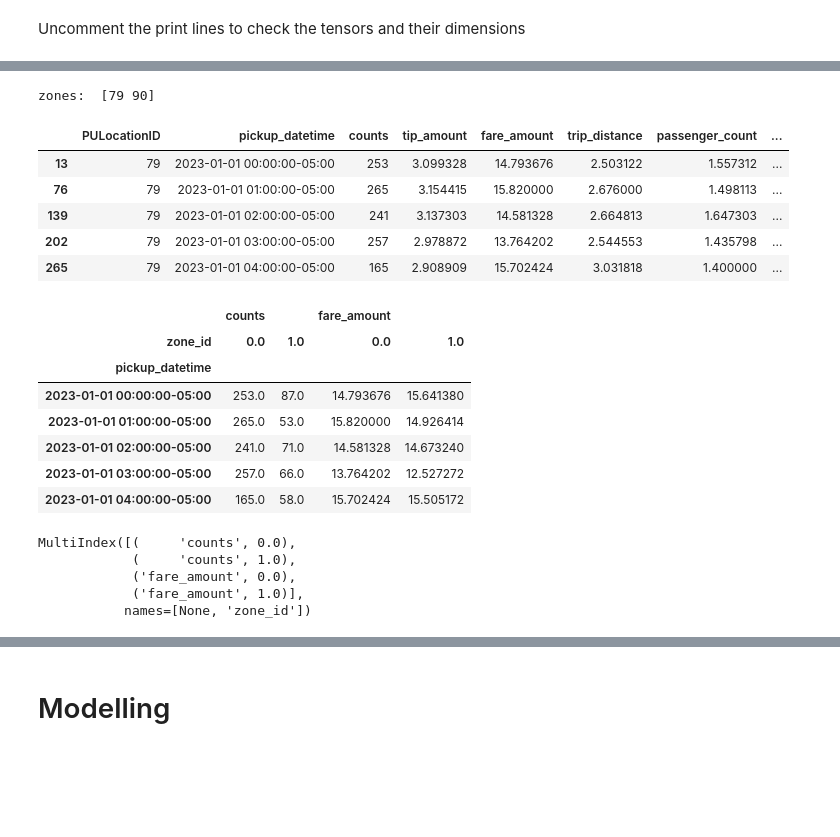
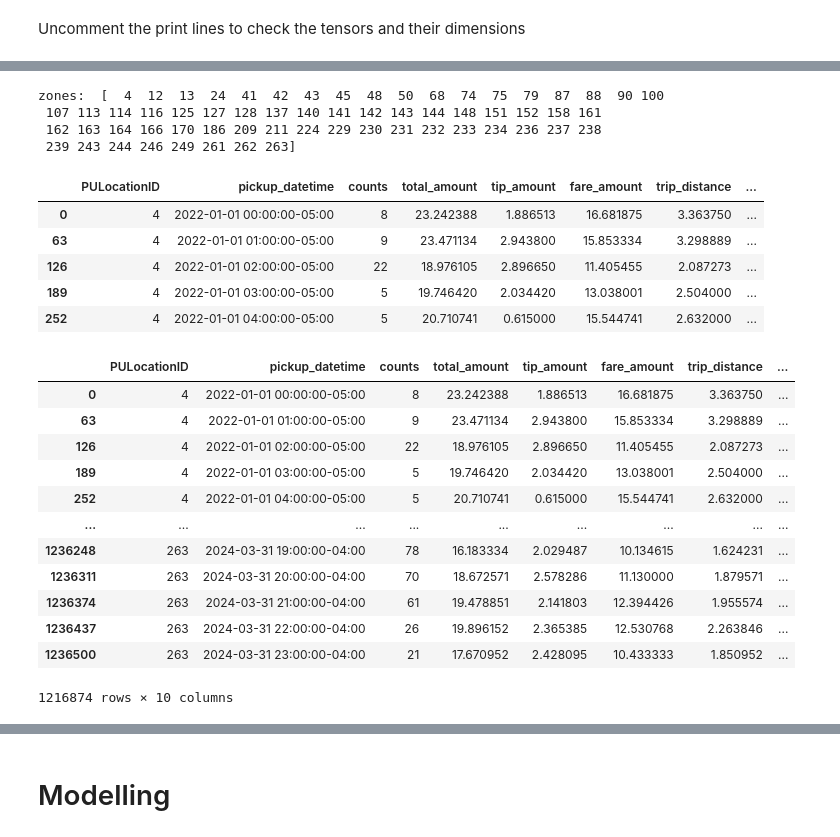
Before and after one commit to edwarddramirez/taxi-forecast, a Jupyter notebook: notebooks/05c_rnn_lstm_multi_series_multivar.ipynb, the cells around one changed output, grey strips where cells are left out. Drawn from its saved outputs; the diff is of its cells as text; code cells hidden in the pictures; blank space fills up the shorter version.

```diff
--- a/notebooks/05c_rnn_lstm_multi_series_multivar.ipynb
+++ b/notebooks/05c_rnn_lstm_multi_series_multivar.ipynb
@@ -35,11 +36,11 @@ Consider only pickups from Taxi Zone 79 (East Village)
 # %%
 # load data
 # ts = pd.read_pickle('data/test/counts_yellow_2023-01_2023-03.pkl')
-ts = pd.read_pickle('data/test/adjusted_yellow_2023-01_2023-03_bypulocation.pkl') ## Fewer PU zones
+ts = pd.read_pickle('data/test/adjusted_yellow_2022-01_2024-03_bypulocation.pkl') ## Fewer PU zones
 # ts = pd.read_pickle('./drive/MyDrive/Data Science Projects/taxi-forecast/notebooks/data/test/counts_yellow_2023-01_2023-03.pkl')
 
 # Drop 'total_amount'
-ts.drop(['total_amount'], axis=1, inplace=True)
+# ts.drop(['total_amount'], axis=1, inplace=True)
 
 # shape of data
 print(ts.shape)
@@ -61,9 +99,9 @@ Uncomment the print lines to check the tensors and their dimensions
 # %%
 # Drop zone with very sparse time series
 n_top_zones = 50
-n_bottom_zones = 50
+n_bottom_zones = 1
 selected_zones_df = ts.groupby('PULocationID')['counts'].sum().sort_values(ascending=False)[:-n_bottom_zones]
-display(selected_zones_df)
 selected_zones = selected_zones_df.index.to_list()
+selected_zones_df
 # %% [output]
 PULocationID
@@ -84,46 +120,43 @@ Name: counts, dtype: int32
 # %%
-selected_zones = [56, 79, 90]
+# Remap zone ID to [0, 1, 2,...] in order to work with nn.Embedding()
+def zone_mapping(taxi_data):
+    zone_list = sorted(list(taxi_data['PULocationID'].unique()))
+    zone_dict = dict(zip(zone_list, range(len(zone_list))))
+    return zone_dict
+
+# selected_zones = [56, 79, 90]
 # Filter data with selected zones
 selected_ts = ts[ts['PULocationID'].isin(selected_zones)].copy()
-# ts_2 = ts[ts['PULocationID'].isin(selected_zones)].copy()
 print('zones: ', selected_ts['PULocationID'].unique())
 display(selected_ts.head())
 
-# Remap zone ID to [0, 1, 2,...] in order to work with nn.Embedding()
-def zone_mapping(taxi_data):
-    zone_list = sorted(list(taxi_data['PULocationID'].unique()))
-    n_zones = len(zone_list)
-    zone_dict = dict(zip(zone_list, range(len(zone_list))))
-    return zone_dict
-
 zone_dict = zone_mapping(selected_ts)
+n_zones = len(zone_dict)
 selected_ts['zone_id'] = selected_ts['PULocationID'].map(zone_dict)
-
-# Pivot wide: each colunm is a time series of a zone
-value_cols = ['counts', 'fare_amount']
-ts_multi = selected_ts.pivot(index='pickup_datetime', columns='zone_id',  values=value_cols)
-display(ts_multi.head())
-print(ts_multi.columns)
-
-n_covars = len(value_cols)
 # %% [output]
-zones:  [79 90]
+zones:  [  4  12  13  24  41  42  43  45  48  50  68  74  75  79  87  88  90 100
+ 107 113 114 116 125 127 128 137 140 141 142 143 144 148 151 152 158 161
+ 162 163 164 166 170 186 209 211 224 229 230 231 232 233 234 236 237 238
+ 239 243 244 246 249 261 262 263]
-|  | PULocationID | pickup_datetime | counts | tip_amount | fare_amount | trip_distance | passenger_count | ... |
-| 13 | 79 | 2023-01-01 00:00:00-05:00 | 253 | 3.099328 | 14.793676 | 2.503122 | 1.557312 | ... |
-| 76 | 79 | 2023-01-01 01:00:00-05:00 | 265 | 3.154415 | 15.820000 | 2.676000 | 1.498113 | ... |
-| 139 | 79 | 2023-01-01 02:00:00-05:00 | 241 | 3.137303 | 14.581328 | 2.664813 | 1.647303 | ... |
-| 202 | 79 | 2023-01-01 03:00:00-05:00 | 257 | 2.978872 | 13.764202 | 2.544553 | 1.435798 | ... |
-| 265 | 79 | 2023-01-01 04:00:00-05:00 | 165 | 2.908909 | 15.702424 | 3.031818 | 1.400000 | ... |
+|  | PULocationID | pickup_datetime | counts | total_amount | tip_amount | fare_amount | trip_distance | ... |
+| 0 | 4 | 2022-01-01 00:00:00-05:00 | 8 | 23.242388 | 1.886513 | 16.681875 | 3.363750 | ... |
+| 63 | 4 | 2022-01-01 01:00:00-05:00 | 9 | 23.471134 | 2.943800 | 15.853334 | 3.298889 | ... |
+| 126 | 4 | 2022-01-01 02:00:00-05:00 | 22 | 18.976105 | 2.896650 | 11.405455 | 2.087273 | ... |
+| 189 | 4 | 2022-01-01 03:00:00-05:00 | 5 | 19.746420 | 2.034420 | 13.038001 | 2.504000 | ... |
+| 252 | 4 | 2022-01-01 04:00:00-05:00 | 5 | 20.710741 | 0.615000 | 15.544741 | 2.632000 | ... |
-|  | counts |  | fare_amount |  |
-| zone_id | 0.0 | 1.0 | 0.0 | 1.0 |
-| pickup_datetime |  |  |  |  |
-| 2023-01-01 00:00:00-05:00 | 253.0 | 87.0 | 14.793676 | 15.641380 |
-| 2023-01-01 01:00:00-05:00 | 265.0 | 53.0 | 15.820000 | 14.926414 |
-| 2023-01-01 02:00:00-05:00 | 241.0 | 71.0 | 14.581328 | 14.673240 |
-| 2023-01-01 03:00:00-05:00 | 257.0 | 66.0 | 13.764202 | 12.527272 |
-| 2023-01-01 04:00:00-05:00 | 165.0 | 58.0 | 15.702424 | 15.505172 |
-MultiIndex([(     'counts', 0.0),
-            (     'counts', 1.0),
-            ('fare_amount', 0.0),
-            ('fare_amount', 1.0)],
-           names=[None, 'zone_id'])
+# %%
+selected_ts
+# %% [output]
+|  | PULocationID | pickup_datetime | counts | total_amount | tip_amount | fare_amount | trip_distance | ... |
+| 0 | 4 | 2022-01-01 00:00:00-05:00 | 8 | 23.242388 | 1.886513 | 16.681875 | 3.363750 | ... |
+| 63 | 4 | 2022-01-01 01:00:00-05:00 | 9 | 23.471134 | 2.943800 | 15.853334 | 3.298889 | ... |
+| 126 | 4 | 2022-01-01 02:00:00-05:00 | 22 | 18.976105 | 2.896650 | 11.405455 | 2.087273 | ... |
+| 189 | 4 | 2022-01-01 03:00:00-05:00 | 5 | 19.746420 | 2.034420 | 13.038001 | 2.504000 | ... |
+| 252 | 4 | 2022-01-01 04:00:00-05:00 | 5 | 20.710741 | 0.615000 | 15.544741 | 2.632000 | ... |
+| ... | ... | ... | ... | ... | ... | ... | ... | ... |
+| 1236248 | 263 | 2024-03-31 19:00:00-04:00 | 78 | 16.183334 | 2.029487 | 10.134615 | 1.624231 | ... |
+| 1236311 | 263 | 2024-03-31 20:00:00-04:00 | 70 | 18.672571 | 2.578286 | 11.130000 | 1.879571 | ... |
+| 1236374 | 263 | 2024-03-31 21:00:00-04:00 | 61 | 19.478851 | 2.141803 | 12.394426 | 1.955574 | ... |
+| 1236437 | 263 | 2024-03-31 22:00:00-04:00 | 26 | 19.896152 | 2.365385 | 12.530768 | 2.263846 | ... |
+| 1236500 | 263 | 2024-03-31 23:00:00-04:00 | 21 | 17.670952 | 2.428095 | 10.433333 | 1.850952 | ... |
+1216874 rows × 10 columns
```
Also changed, not shown: parts of 19 cells of this notebook, 1 other file.
